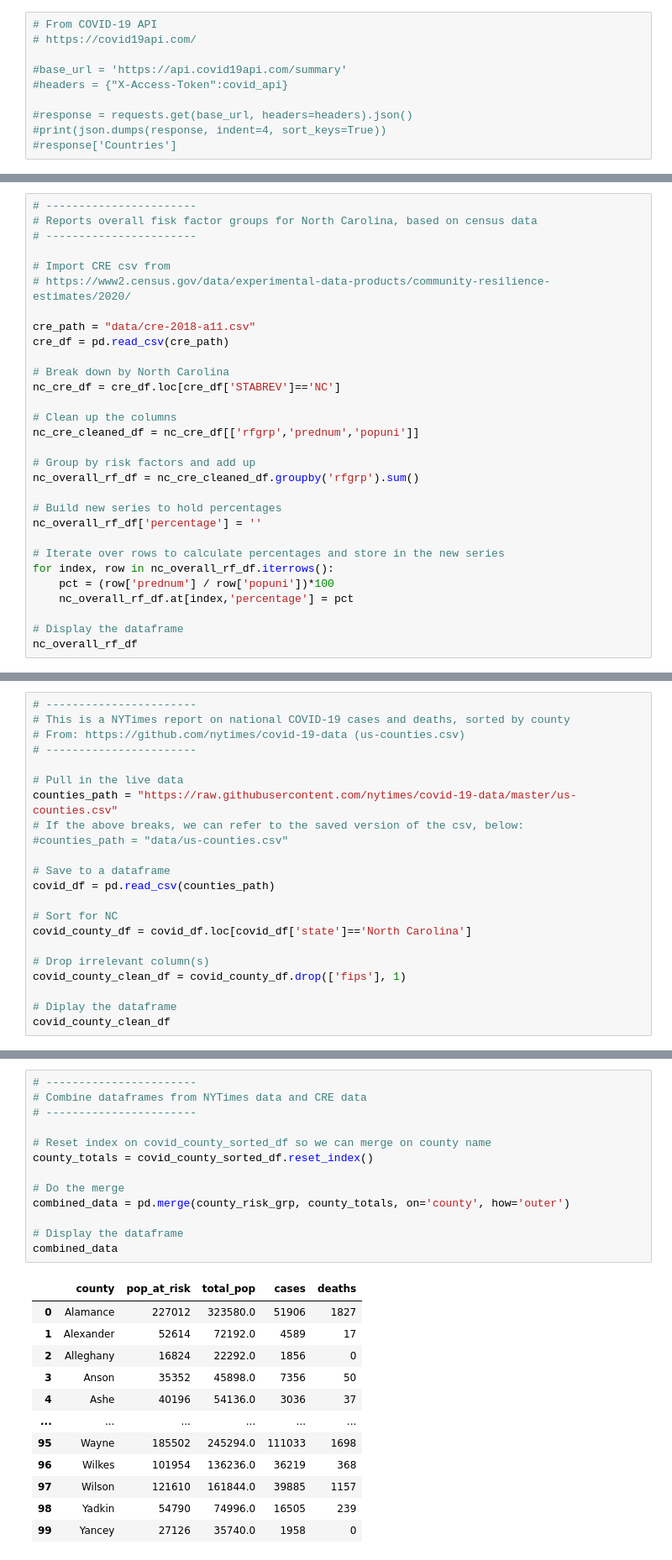
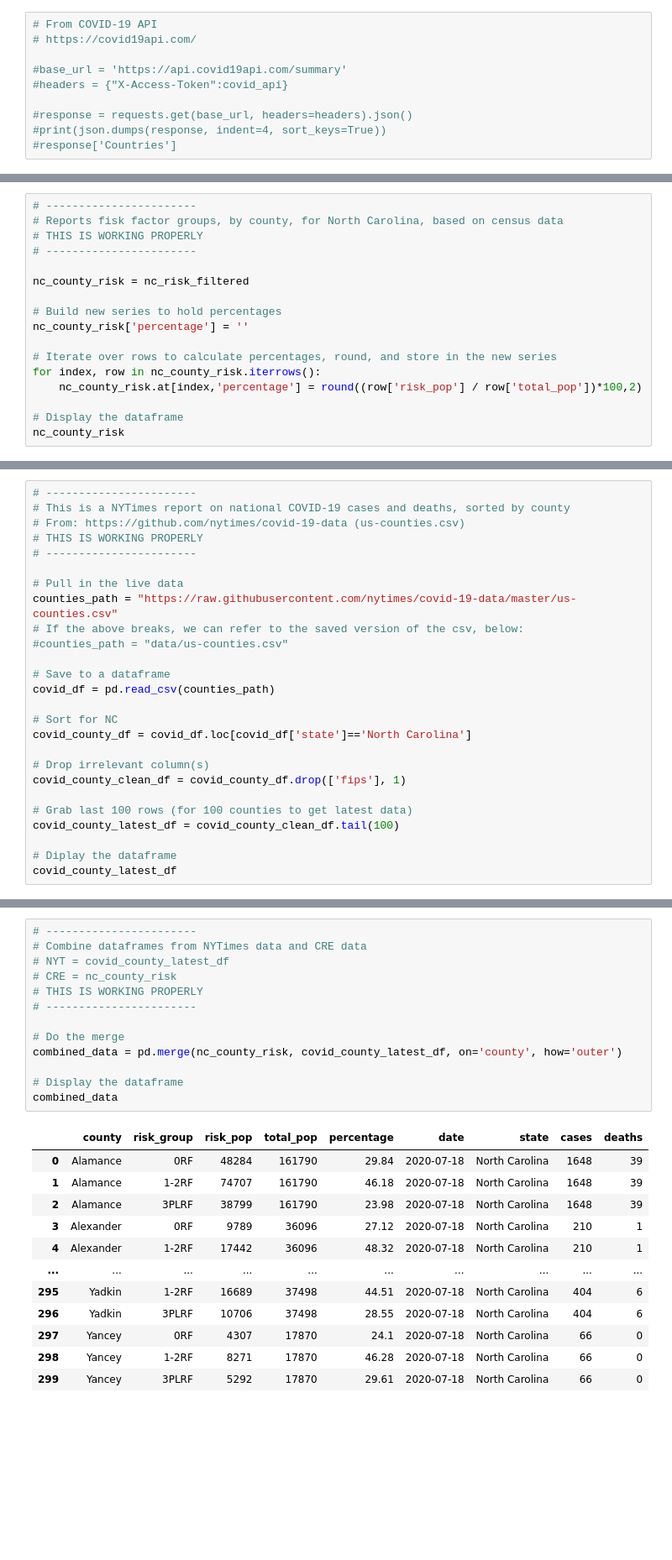
Before and after one commit to colbyhoke/project_1, a Jupyter notebook: covidapi.ipynb, the cells around one changed output, grey strips where cells are left out. Shown at 84% size. Saved outputs shown, nothing was run; the diff lists cells and outputs as text; blank space fills up the shorter version.

```diff
--- a/covidapi.ipynb
+++ b/covidapi.ipynb
@@ -23,31 +119,18 @@ import gmaps
 # %%
 # -----------------------
-# Reports overall fisk factor groups for North Carolina, based on census data
+# Reports fisk factor groups, by county, for North Carolina, based on census data
+# THIS IS WORKING PROPERLY
 # -----------------------
 
-# Import CRE csv from
-# https://www2.census.gov/data/experimental-data-products/community-resilience-estimates/2020/
-
-cre_path = "data/cre-2018-a11.csv"
-cre_df = pd.read_csv(cre_path)
-
-# Break down by North Carolina
-nc_cre_df = cre_df.loc[cre_df['STABREV']=='NC']
-
-# Clean up the columns
-nc_cre_cleaned_df = nc_cre_df[['rfgrp','prednum','popuni']]
-
-# Group by risk factors and add up
-nc_overall_rf_df = nc_cre_cleaned_df.groupby('rfgrp').sum()
+nc_county_risk = nc_risk_filtered
 
 # Build new series to hold percentages
-nc_overall_rf_df['percentage'] = ''
+nc_county_risk['percentage'] = ''
 
-# Iterate over rows to calculate percentages and store in the new series
-for index, row in nc_overall_rf_df.iterrows():
-    pct = (row['prednum'] / row['popuni'])*100
-    nc_overall_rf_df.at[index,'percentage'] = pct
+# Iterate over rows to calculate percentages, round, and store in the new series
+for index, row in nc_county_risk.iterrows():
+    nc_county_risk.at[index,'percentage'] = round((row['risk_pop'] / row['total_pop'])*100,2)
 
 # Display the dataframe
-nc_overall_rf_df
+nc_county_risk
 # %% [output]
@@ -100,6 +151,7 @@ nc_county_rf_df
 # -----------------------
 # This is a NYTimes report on national COVID-19 cases and deaths, sorted by county
 # From: https://github.com/nytimes/covid-19-data (us-counties.csv)
+# THIS IS WORKING PROPERLY
 # -----------------------
 
 # Pull in the live data
@@ -116,7 +168,10 @@ covid_county_df = covid_df.loc[covid_df['state']=='North Carolina']
 # Drop irrelevant column(s)
 covid_county_clean_df = covid_county_df.drop(['fips'], 1)
 
+# Grab last 100 rows (for 100 counties to get latest data)
+covid_county_latest_df = covid_county_clean_df.tail(100)
+
 # Diplay the dataframe
-covid_county_clean_df
+covid_county_latest_df
 # %% [output]
 |  | date | county | state | cases | deaths |
@@ -208,26 +226,26 @@ county_risk_grp
 # %%
 # -----------------------
 # Combine dataframes from NYTimes data and CRE data
+# NYT = covid_county_latest_df
+# CRE = nc_county_risk
+# THIS IS WORKING PROPERLY
 # -----------------------
 
-# Reset index on covid_county_sorted_df so we can merge on county name
-county_totals = covid_county_sorted_df.reset_index()
-
 # Do the merge
-combined_data = pd.merge(county_risk_grp, county_totals, on='county', how='outer')
+combined_data = pd.merge(nc_county_risk, covid_county_latest_df, on='county', how='outer')
 
 # Display the dataframe
 combined_data
 # %% [output]
-|  | county | pop_at_risk | total_pop | cases | deaths |
-| 0 | Alamance | 227012 | 323580.0 | 51906 | 1827 |
-| 1 | Alexander | 52614 | 72192.0 | 4589 | 17 |
-| 2 | Alleghany | 16824 | 22292.0 | 1856 | 0 |
-| 3 | Anson | 35352 | 45898.0 | 7356 | 50 |
-| 4 | Ashe | 40196 | 54136.0 | 3036 | 37 |
-| ... | ... | ... | ... | ... | ... |
-| 95 | Wayne | 185502 | 245294.0 | 111033 | 1698 |
-| 96 | Wilkes | 101954 | 136236.0 | 36219 | 368 |
-| 97 | Wilson | 121610 | 161844.0 | 39885 | 1157 |
-| 98 | Yadkin | 54790 | 74996.0 | 16505 | 239 |
-| 99 | Yancey | 27126 | 35740.0 | 1958 | 0 |
+|  | county | risk_group | risk_pop | total_pop | percentage | date | state | cases | deaths |
+| 0 | Alamance | 0RF | 48284 | 161790 | 29.84 | 2020-07-18 | North Carolina | 1648 | 39 |
+| 1 | Alamance | 1-2RF | 74707 | 161790 | 46.18 | 2020-07-18 | North Carolina | 1648 | 39 |
+| 2 | Alamance | 3PLRF | 38799 | 161790 | 23.98 | 2020-07-18 | North Carolina | 1648 | 39 |
+| 3 | Alexander | 0RF | 9789 | 36096 | 27.12 | 2020-07-18 | North Carolina | 210 | 1 |
+| 4 | Alexander | 1-2RF | 17442 | 36096 | 48.32 | 2020-07-18 | North Carolina | 210 | 1 |
+| ... | ... | ... | ... | ... | ... | ... | ... | ... | ... |
+| 295 | Yadkin | 1-2RF | 16689 | 37498 | 44.51 | 2020-07-18 | North Carolina | 404 | 6 |
+| 296 | Yadkin | 3PLRF | 10706 | 37498 | 28.55 | 2020-07-18 | North Carolina | 404 | 6 |
+| 297 | Yancey | 0RF | 4307 | 17870 | 24.1 | 2020-07-18 | North Carolina | 66 | 0 |
+| 298 | Yancey | 1-2RF | 8271 | 17870 | 46.28 | 2020-07-18 | North Carolina | 66 | 0 |
+| 299 | Yancey | 3PLRF | 5292 | 17870 | 29.61 | 2020-07-18 | North Carolina | 66 | 0 |
```
Also changed, not shown: parts of 12 cells of this notebook.
